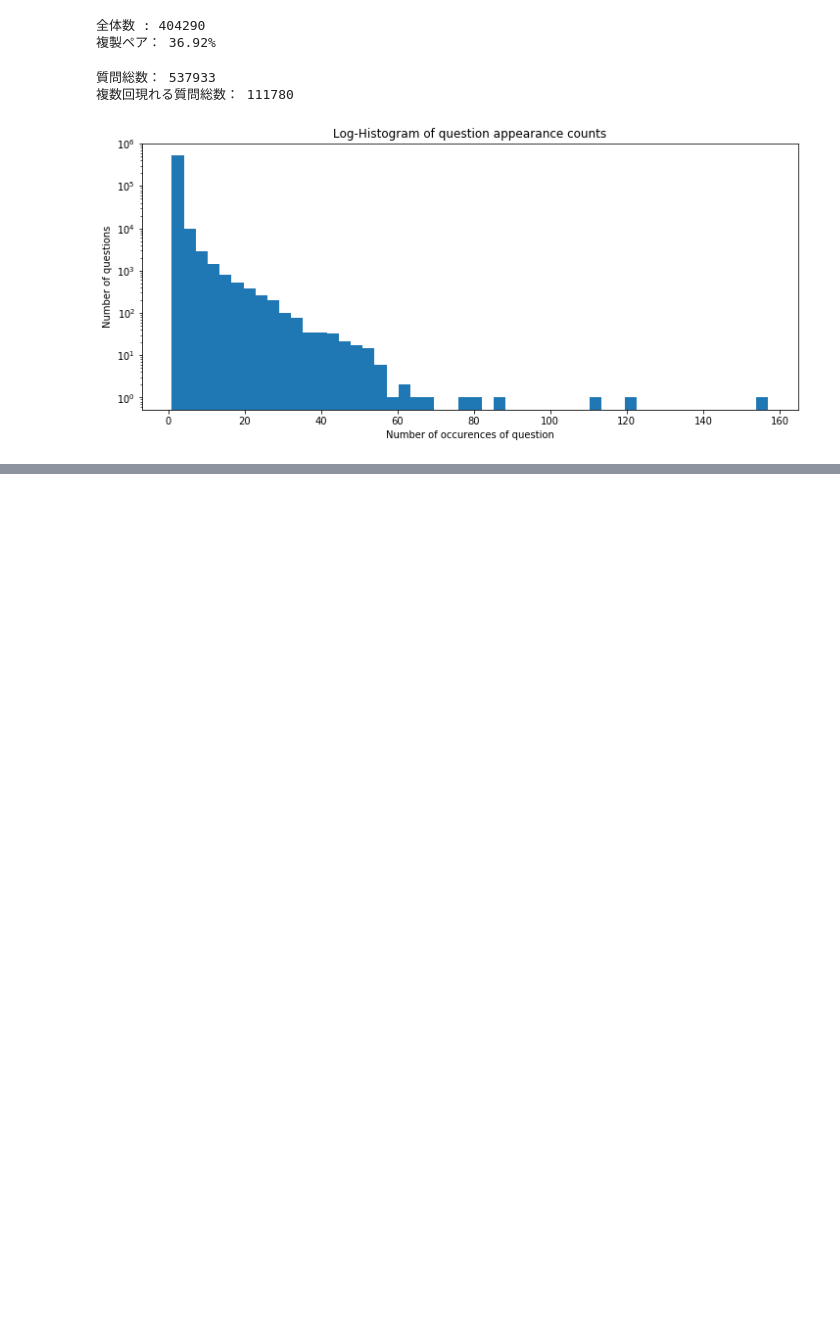
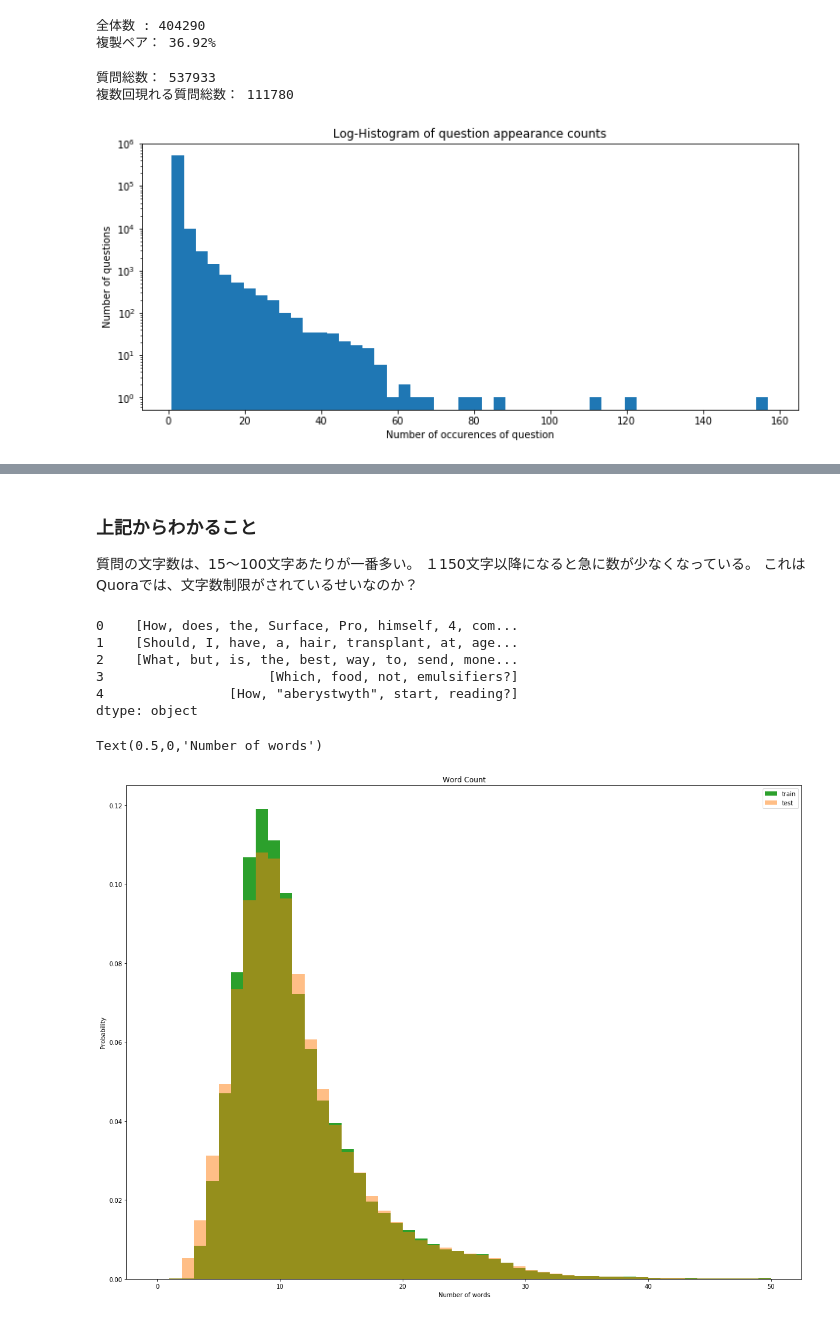
Before and after one commit to sanoyo/kaggle-quora-question-pairs, a Jupyter notebook: Data_Analysis_XGBoost_Starte/data.ipynb, the cells around one changed output, grey strips where cells are left out. Cells and saved outputs as stored; diff of their text form; code cells hidden in the pictures; blank space fills up the shorter version.

```diff
--- a/Data_Analysis_XGBoost_Starte/data.ipynb
+++ b/Data_Analysis_XGBoost_Starte/data.ipynb
@@ -57,0 +112,30 @@ print()
+# %% [markdown]
+### 上記からわかること
+質問の文字数は、15〜100文字あたりが一番多い。
+１150文字以降になると急に数が少なくなっている。
+これはQuoraでは、文字数制限がされているせいなのか？
+# %%
+dist_train = train_qs.apply(lambda x: x.split(' '))
+dist_test = test_qs.apply(lambda x: x.split(' '))
+dist_test.head()
+# %% [output]
+0    [How, does, the, Surface, Pro, himself, 4, com...
+1    [Should, I, have, a, hair, transplant, at, age...
+2    [What, but, is, the, best, way, to, send, mone...
+3                     [Which, food, not, emulsifiers?]
+4                [How, "aberystwyth", start, reading?]
+dtype: object
+# %%
+plt.figure(figsize=(20, 15))
+
+plt.hist(dist_train, bins=50, range=[0, 50], color=pal[2], normed=True, label='train')
+# alpha : 透過率
+plt.hist(dist_test, bins=50, range=[0, 50], color=pal[1], normed=True, alpha=0.5, label='test')
+
+plt.title('Word Count')
+plt.legend()
+plt.ylabel('Probability')
+plt.xlabel('Number of words')
+# %% [output]
+Text(0.5,0,'Number of words')
+[figure, added]
```
Also changed, not shown: parts of 11 cells of this notebook.
